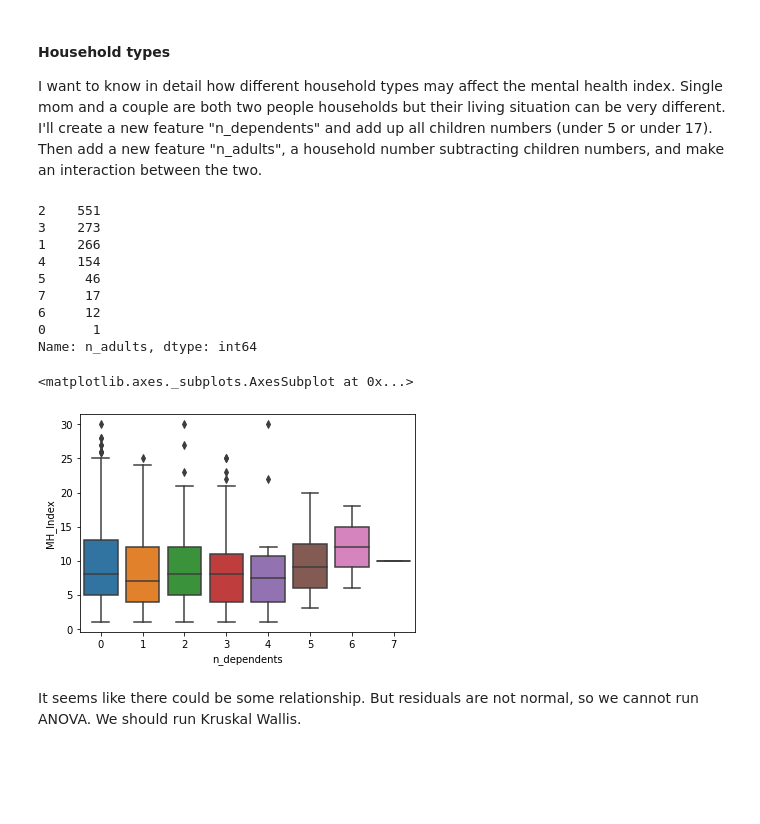
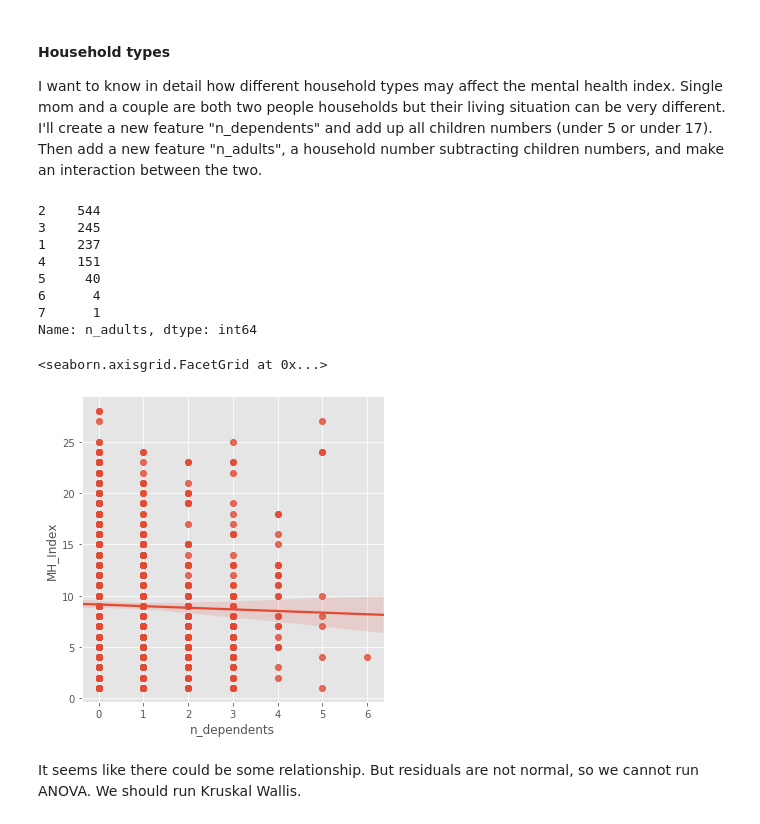
Before and after one commit to stereopickle/mental_health_index, a Jupyter notebook: 001.Linear_Regression_NHANES_data.ipynb, the cells around one changed output. Drawn from its saved outputs; the diff is of its cells as text; code cells hidden in the pictures; blank space fills up the shorter version.

Commit message:
fitted more recent data

```diff
--- a/001.Linear_Regression_NHANES_data.ipynb
+++ b/001.Linear_Regression_NHANES_data.ipynb
@@ -285,6 +276,6 @@ select_df.age.isnull().sum()
 # %%
-# column with more intuitive name
-select_df = select_df.rename(columns = {"RIAGENDR":"gender"})
+# new column with more intuitive name
+select_df['gender'] = select_df["RIAGENDR"]
 # %%
 sns.boxplot(x="gender", y="MH_Index", data=select_df)
 # %% [output]
@@ -320,7 +315,10 @@ At significance level of 0.05, MH index scores of male and female are significan
 ### Total number of household
 Most households have 2 people, followed by 3, 1, 4.
 # %%
-select_df = select_df.rename(columns = {"DMDHHSIZ":"total_household"})
+select_df['total_household'] = select_df['DMDHHSIZ']
+# %%
+# make them an integer (0 value is messy)
+select_df.total_household = select_df.total_household.apply(lambda x: int(x))
 # %%
 sns.boxplot(x="total_household", y="MH_Index", data=select_df)
 # %% [output]
@@ -337,23 +335,23 @@ select_df.total_household.isnull().sum()
 I want to know in detail how different household types may affect the mental health index. Single mom and a couple are both two people households but their living situation can be very different. I'll create a new feature "n_dependents" and add up all children numbers (under 5 or under 17). Then add a new feature "n_adults", a household number subtracting children numbers, and make an interaction between the two.
 # %%
 select_df['n_dependents'] = select_df['DMDHHSZA'] + select_df['DMDHHSZB']
+select_df.n_dependents = select_df.n_dependents.apply(lambda x: int(x))
 select_df['n_adults'] = select_df['total_household'] - select_df['n_dependents']
 select_df.n_adults.value_counts()
 # %% [output]
-2    551
-3    273
-1    266
-4    154
-5     46
-7     17
-6     12
-0      1
+2    544
+3    245
+1    237
+4    151
+5     40
+6      4
+7      1
 Name: n_adults, dtype: int64
 # %%
-sns.boxplot(x="n_dependents", y="MH_Index", data=select_df)
+sns.lmplot(x="n_dependents", y="MH_Index", data=select_df)
 # %% [output]
-<matplotlib.axes._subplots.AxesSubplot at 0x...>
+<seaborn.axisgrid.FacetGrid at 0x...>
-[figure, old version]
+[figure, new version]
 # %% [markdown]
 It seems like there could be some relationship. But residuals are not normal, so we cannot run ANOVA. We should run Kruskal Wallis.
 # %%
```
Also changed, not shown: parts of 186 cells of this notebook.
